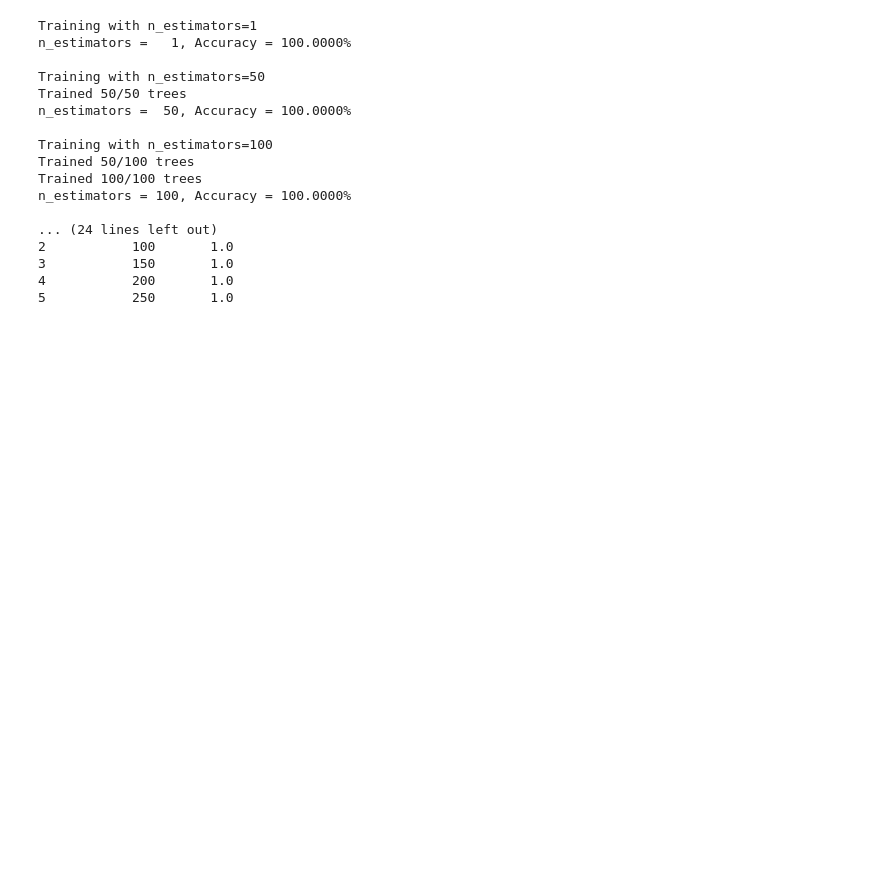
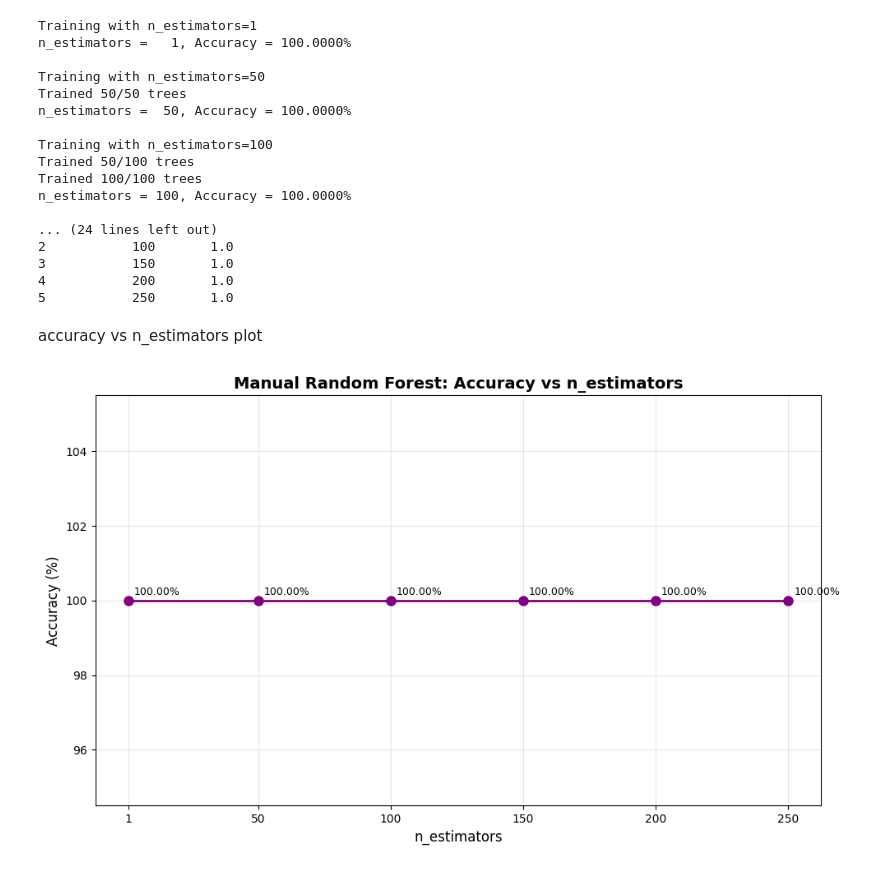
Before and after one commit to Atkiya/Atkiya_ML, a Jupyter notebook: Lab/Lab1.ipynb, the cells around one changed output. Saved outputs shown, nothing was run; the diff lists cells and outputs as text; code cells hidden in the pictures; blank space fills up the shorter version.

Commit message:
accuracy vs n_estimators plot

```diff
--- a/Lab/Lab1.ipynb
+++ b/Lab/Lab1.ipynb
@@ -468,3 +469,22 @@ n_estimators = 100, Accuracy = 100.0000%
 3           150       1.0
 4           200       1.0
 5           250       1.0
+# %% [markdown]
+accuracy vs n_estimators plot
+# %%
+plt.figure(figsize=(10, 6))
+plt.plot(rf_results_df['n_estimators'], rf_results_df['accuracy'] * 100,marker='o', linewidth=2, markersize=8, color='purple')
+
+plt.xlabel('n_estimators', fontsize=12)
+plt.ylabel('Accuracy (%)', fontsize=12)
+plt.title('Manual Random Forest: Accuracy vs n_estimators', fontsize=14, fontweight='bold')
+plt.grid(alpha=0.3)
+plt.xticks(n_estimators_list)
+
+for idx, row in rf_results_df.iterrows():
+    plt.annotate(f"{row['accuracy']*100:.2f}%",xy=(row['n_estimators'], row['accuracy']*100),xytext=(5, 5), textcoords='offset points', fontsize=9)
+
+plt.tight_layout()
+plt.show()
+# %% [output]
+[figure, added]
```
Also changed, not shown: parts of 1 cell of this notebook.
